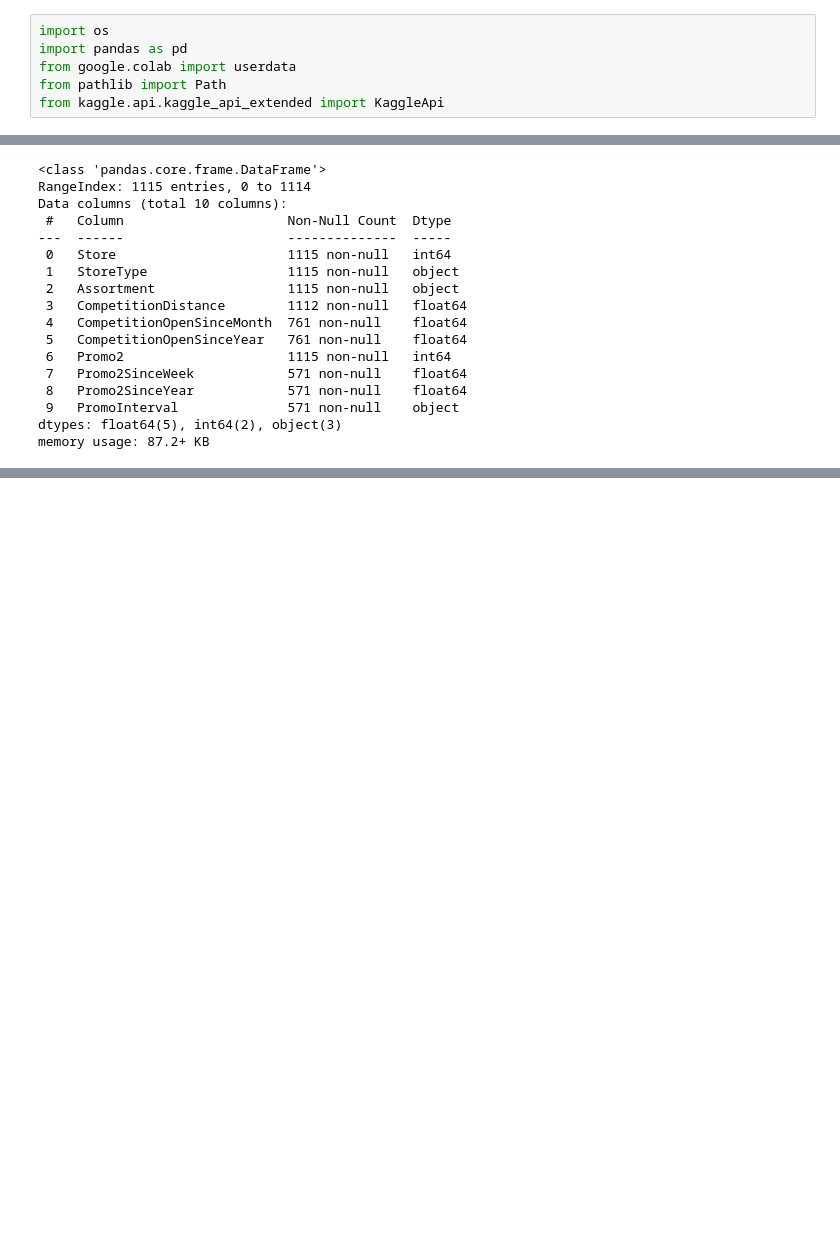
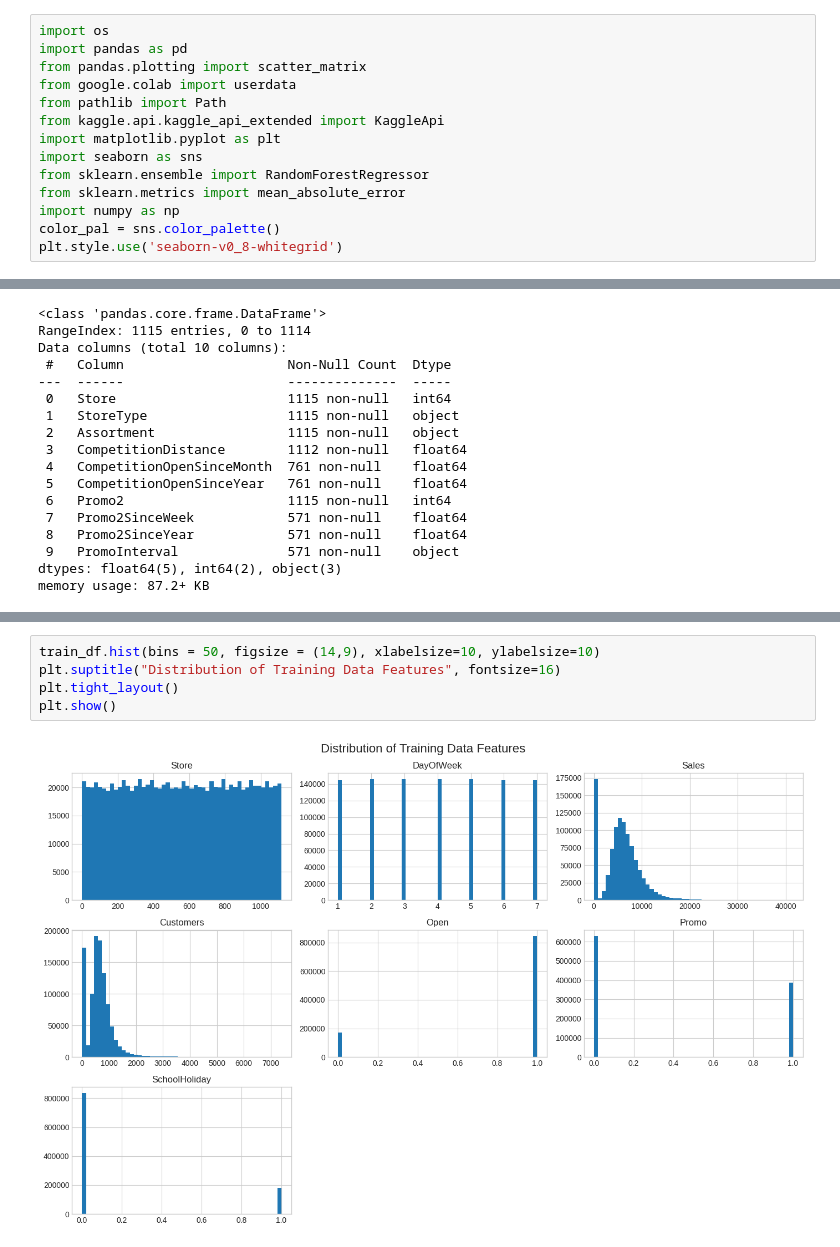
Before and after one commit to mehranyom/rossmann-sales-forecasting, a Jupyter notebook: notebooks/01_eda.ipynb, the cells around one changed output, grey strips where cells are left out. Saved outputs shown, nothing was run; the diff lists cells and outputs as text; blank space fills up the shorter version.

```diff
--- a/notebooks/01_eda.ipynb
+++ b/notebooks/01_eda.ipynb
@@ -3,6 +3,14 @@
 # %%
 import os
 import pandas as pd
+from pandas.plotting import scatter_matrix
 from google.colab import userdata
 from pathlib import Path
 from kaggle.api.kaggle_api_extended import KaggleApi
+import matplotlib.pyplot as plt
+import seaborn as sns
+from sklearn.ensemble import RandomForestRegressor
+from sklearn.metrics import mean_absolute_error
+import numpy as np
+color_pal = sns.color_palette()
+plt.style.use('seaborn-v0_8-whitegrid')
@@ -139,0 +157,7 @@ memory usage: 87.2+ KB
+# %%
+train_df.hist(bins = 50, figsize = (14,9), xlabelsize=10, ylabelsize=10)
+plt.suptitle("Distribution of Training Data Features", fontsize=16)
+plt.tight_layout()
+plt.show()
+# %% [output]
+[figure, added]
```
Also changed, not shown: parts of 36 cells of this notebook.
